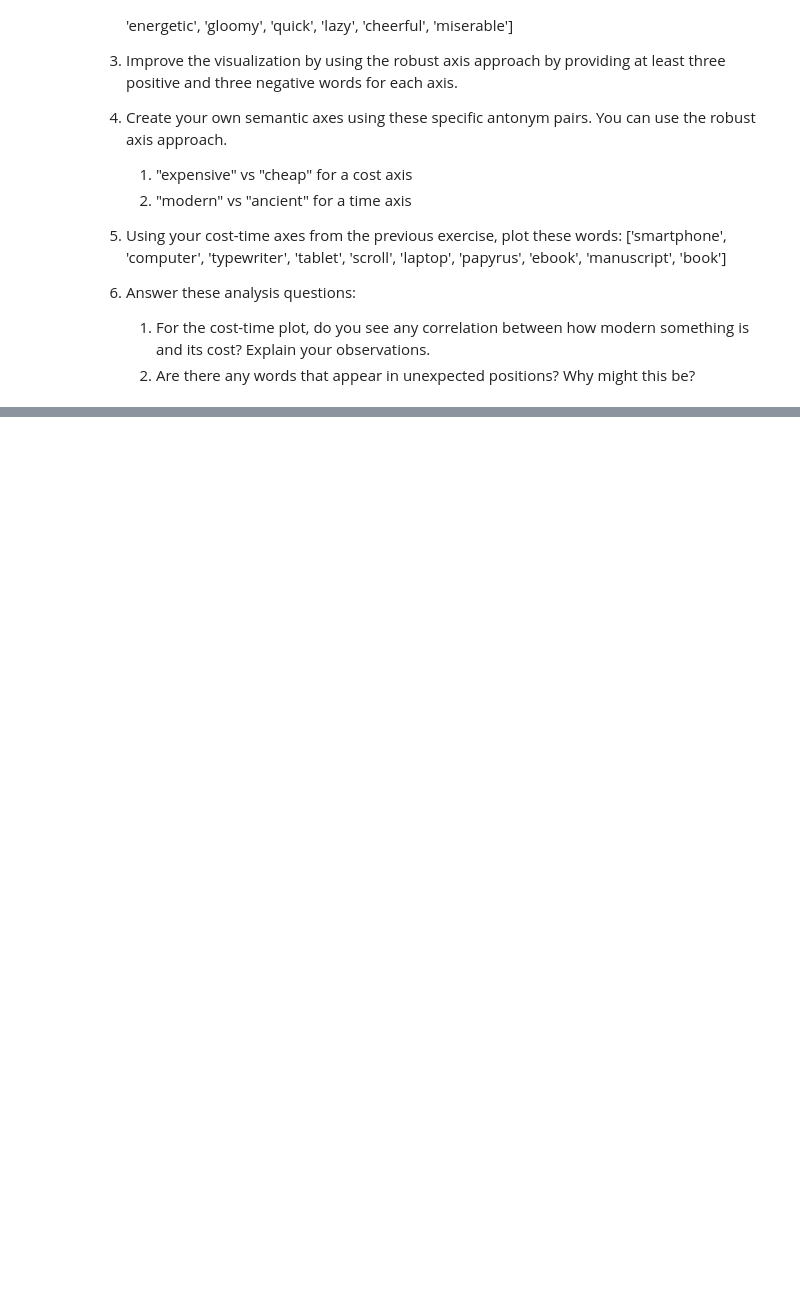
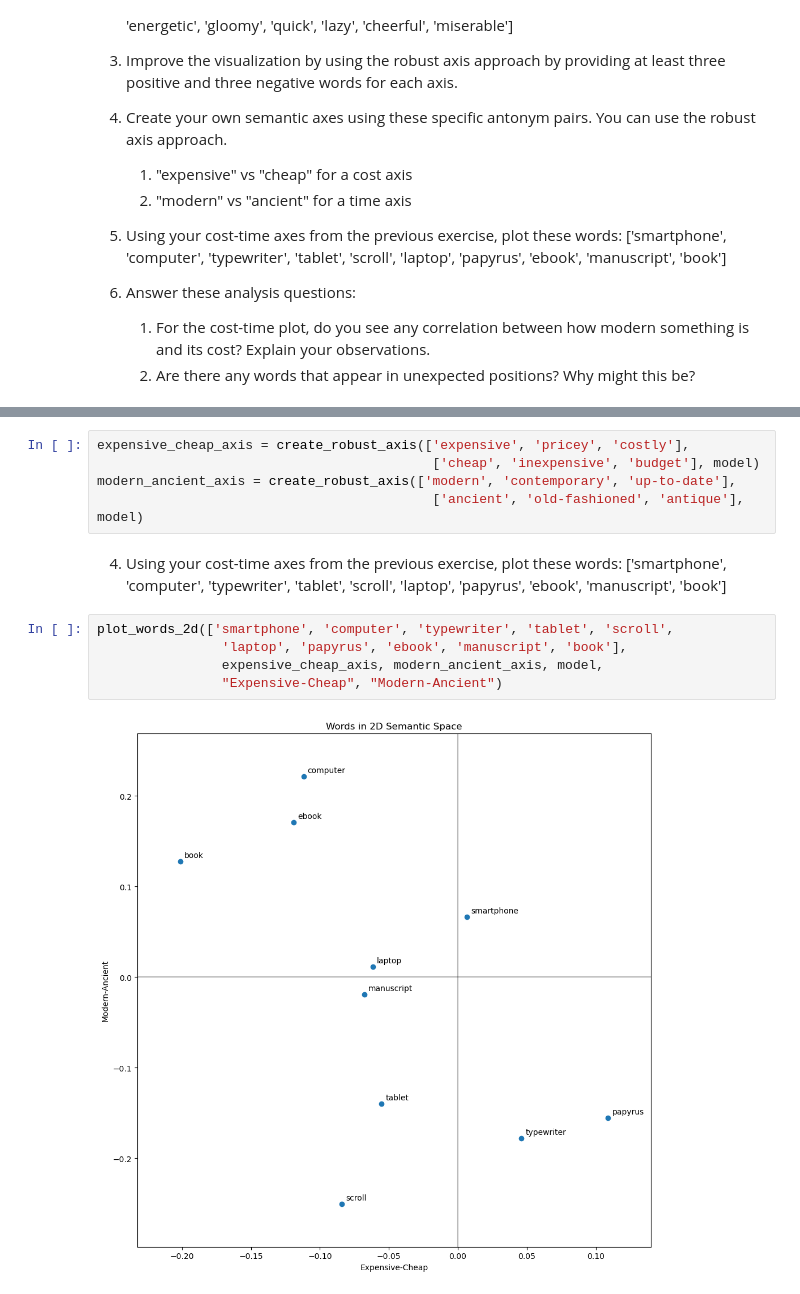
Before and after one commit to skojaku/applied-soft-comp, a Jupyter notebook: notebooks/semaxis.ipynb, the cells around one changed output, grey strips where cells are left out. Drawn from its saved outputs; the diff is of its cells as text; blank space fills up the shorter version.

```diff
--- a/notebooks/semaxis.ipynb
+++ b/notebooks/semaxis.ipynb
@@ -186,0 +211,16 @@ plot_words_2d(test_words, sentiment_axis, strength_axis, model,
+# %%
+expensive_cheap_axis = create_robust_axis(['expensive', 'pricey', 'costly'],
+                                           ['cheap', 'inexpensive', 'budget'], model)
+modern_ancient_axis = create_robust_axis(['modern', 'contemporary', 'up-to-date'],
+                                           ['ancient', 'old-fashioned', 'antique'], model)
+# %% [markdown]
+4. Using your cost-time axes from the previous exercise, plot these words:
+   ['smartphone', 'computer', 'typewriter', 'tablet', 'scroll',
+    'laptop', 'papyrus', 'ebook', 'manuscript', 'book']
+# %%
+plot_words_2d(['smartphone', 'computer', 'typewriter', 'tablet', 'scroll',
+                'laptop', 'papyrus', 'ebook', 'manuscript', 'book'],
+                expensive_cheap_axis, modern_ancient_axis, model,
+                "Expensive-Cheap", "Modern-Ancient")
+# %% [output]
+[figure, added]
```
Also changed, not shown: parts of 6 cells of this notebook.
